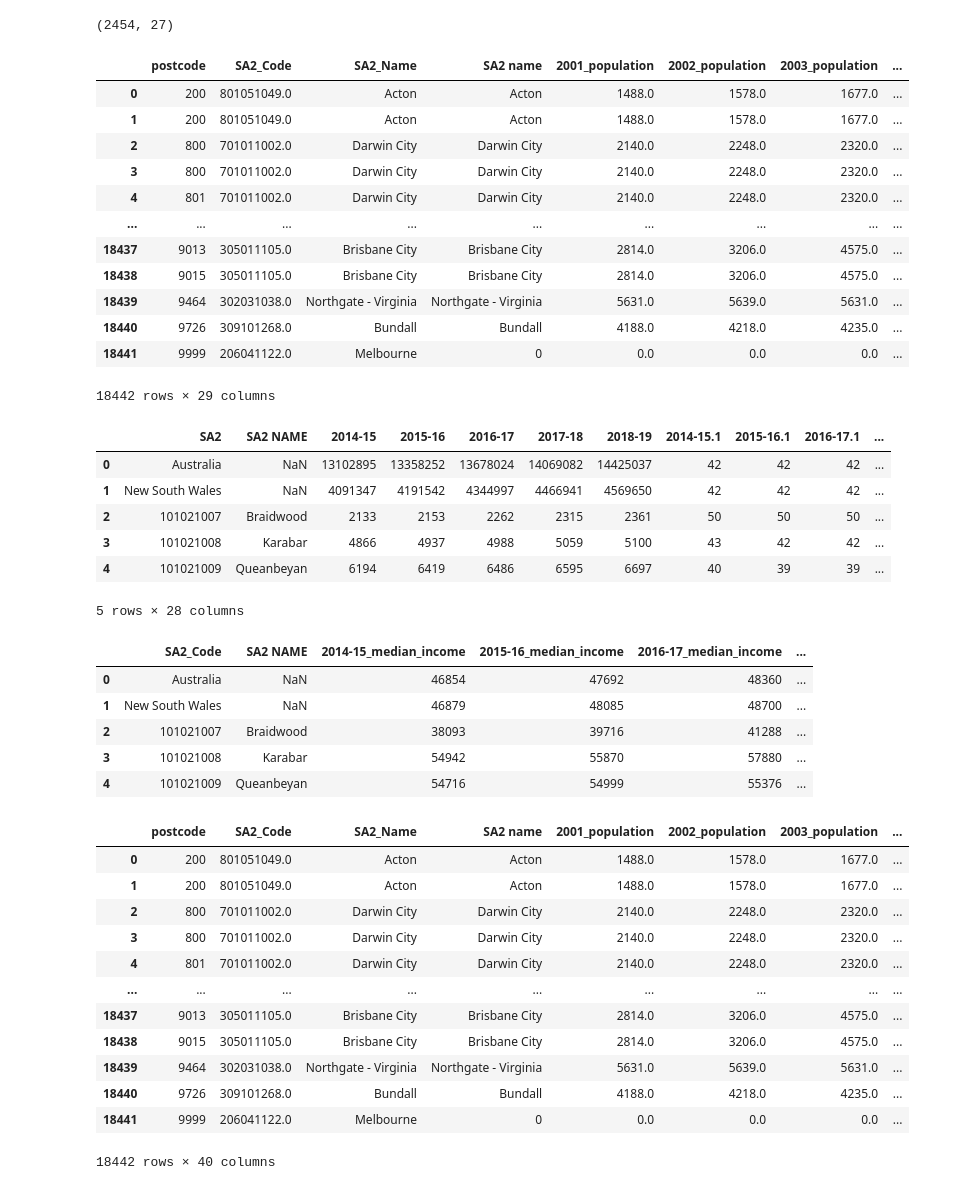
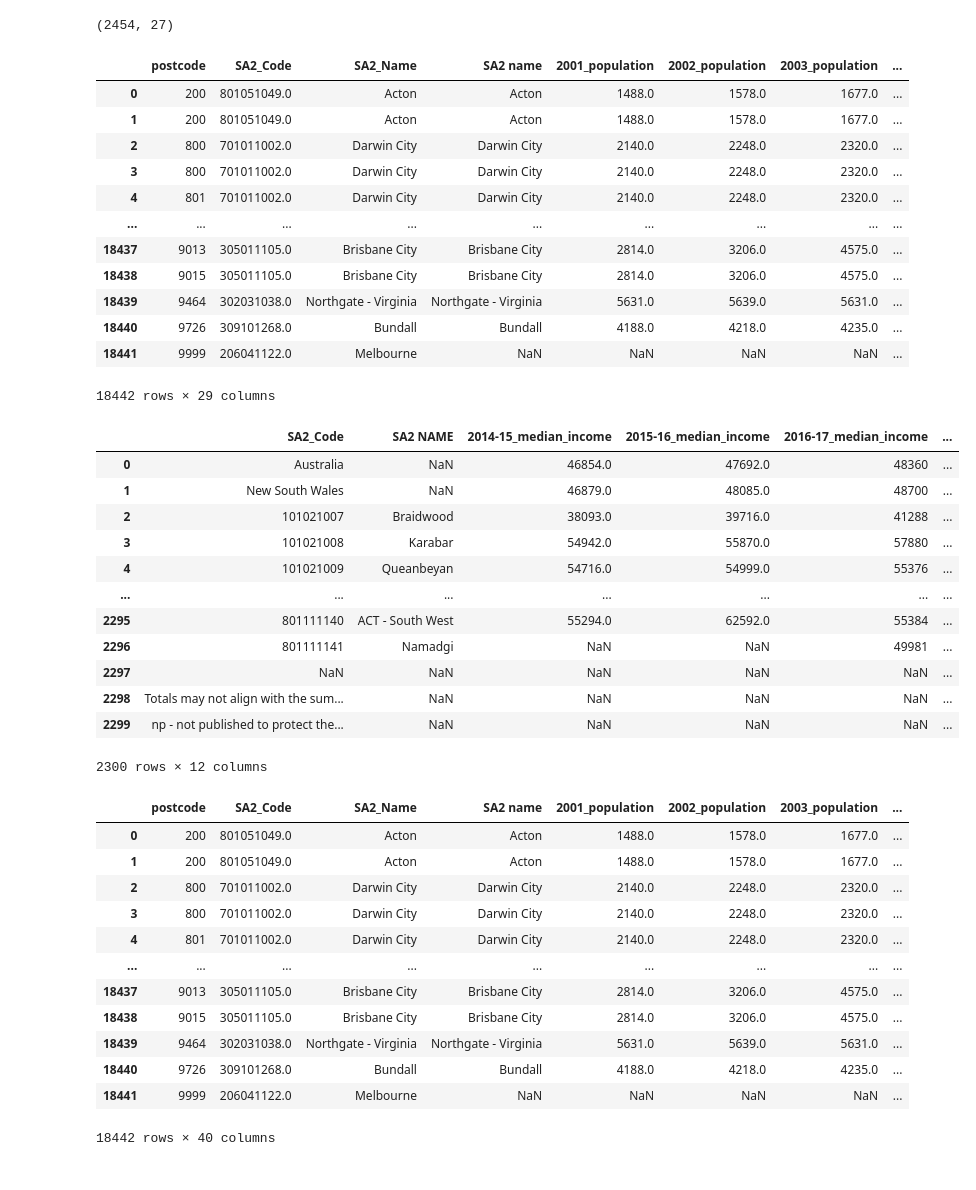
Before and after one commit to MAST30034-Applied-Data-Science/generic-real-estate-consulting-project-group-1-iron-data-man, a Jupyter notebook: notebooks/data_cleaning_external.ipynb, the cells around one changed output. Saved outputs shown, nothing was run; the diff lists cells and outputs as text; code cells hidden in the pictures.

```diff
--- a/notebooks/data_cleaning_external.ipynb
+++ b/notebooks/data_cleaning_external.ipynb
@@ -89,8 +97,8 @@ population.shape
 5 rows × 27 columns
 (2454, 27)
 # %%
-#external = external.merge(population, left_on='SA2_Code', right_on='SA2 code')
-external = pd.merge(external, population, on='SA2_Code', how='left').fillna(0)
+# merge the external and population dataset together, fill null with NaN
+external = pd.merge(external, population, on='SA2_Code', how='left').fillna(np.nan)
 external
 # %% [output]
 |  | postcode | SA2_Code | SA2_Name | SA2 name | 2001_population | 2002_population | 2003_population | ... |
@@ -104,35 +112,41 @@ external
 | 18438 | 9015 | 305011105.0 | Brisbane City | Brisbane City | 2814.0 | 3206.0 | 4575.0 | ... |
 | 18439 | 9464 | 302031038.0 | Northgate - Virginia | Northgate - Virginia | 5631.0 | 5639.0 | 5631.0 | ... |
 | 18440 | 9726 | 309101268.0 | Bundall | Bundall | 4188.0 | 4218.0 | 4235.0 | ... |
-| 18441 | 9999 | 206041122.0 | Melbourne | 0 | 0.0 | 0.0 | 0.0 | ... |
+| 18441 | 9999 | 206041122.0 | Melbourne | NaN | NaN | NaN | NaN | ... |
 18442 rows × 29 columns
 # %%
+# read data, Table 1.4 in income
 income = pd.read_excel("../data/raw/income.xlsx",sheet_name="Table 1.4",header=6)
-display(income.head(5))
+
+# extract the colunms of year
 income = income.drop(columns=['2014-15', '2015-16', '2016-17', '2017-18',
        '2018-19', '2014-15.1', '2015-16.1', '2016-17.1', '2017-18.1',
        '2018-19.1', '2014-15.2', '2015-16.2', '2016-17.2', '2017-18.2',
        '2018-19.2','Unnamed: 27'])
 income.columns = ['SA2_Code', 'SA2 NAME','2014-15_median_income','2015-16_median_income','2016-17_median_income',
                   '2017-18_median_income','2018-19_median_income','2014-15_mean_income','2015-16_mean_income',
                   '2016-17_mean_income','2017-18_mean_income','2018-19_mean_income']
-income.head(5)
+
+# replace np with NaN
+income = income.replace('np', np.nan)
+income
 # %% [output]
-|  | SA2 | SA2 NAME | 2014-15 | 2015-16 | 2016-17 | 2017-18 | 2018-19 | 2014-15.1 | 2015-16.1 | 2016-17.1 | ... |
-| 0 | Australia | NaN | 13102895 | 13358252 | 13678024 | 14069082 | 14425037 | 42 | 42 | 42 | ... |
-| 1 | New South Wales | NaN | 4091347 | 4191542 | 4344997 | 4466941 | 4569650 | 42 | 42 | 42 | ... |
-| 2 | 101021007 | Braidwood | 2133 | 2153 | 2262 | 2315 | 2361 | 50 | 50 | 50 | ... |
-| 3 | 101021008 | Karabar | 4866 | 4937 | 4988 | 5059 | 5100 | 43 | 42 | 42 | ... |
-| 4 | 101021009 | Queanbeyan | 6194 | 6419 | 6486 | 6595 | 6697 | 40 | 39 | 39 | ... |
+|  | SA2_Code | SA2 NAME | 2014-15_median_income | 2015-16_median_income | 2016-17_median_income | ... |
+| 0 | Australia | NaN | 46854.0 | 47692.0 | 48360 | ... |
+| 1 | New South Wales | NaN | 46879.0 | 48085.0 | 48700 | ... |
+| 2 | 101021007 | Braidwood | 38093.0 | 39716.0 | 41288 | ... |
+| 3 | 101021008 | Karabar | 54942.0 | 55870.0 | 57880 | ... |
+| 4 | 101021009 | Queanbeyan | 54716.0 | 54999.0 | 55376 | ... |
+| ... | ... | ... | ... | ... | ... | ... |
+| 2295 | 801111140 | ACT - South West | 55294.0 | 62592.0 | 55384 | ... |
+| 2296 | 801111141 | Namadgi | NaN | NaN | 49981 | ... |
+| 2297 | NaN | NaN | NaN | NaN | NaN | ... |
+| 2298 | Totals may not align with the sum... | NaN | NaN | NaN | NaN | ... |
+| 2299 | np - not published to protect the... | NaN | NaN | NaN | NaN | ... |
-5 rows × 28 columns
+2300 rows × 12 columns
-|  | SA2_Code | SA2 NAME | 2014-15_median_income | 2015-16_median_income | 2016-17_median_income | ... |
-| 0 | Australia | NaN | 46854 | 47692 | 48360 | ... |
-| 1 | New South Wales | NaN | 46879 | 48085 | 48700 | ... |
-| 2 | 101021007 | Braidwood | 38093 | 39716 | 41288 | ... |
-| 3 | 101021008 | Karabar | 54942 | 55870 | 57880 | ... |
-| 4 | 101021009 | Queanbeyan | 54716 | 54999 | 55376 | ... |
 # %%
-external = pd.merge(external, income, on='SA2_Code', how='left').fillna(0)
+# merge the exrternal with income data
+external = pd.merge(external, income, on='SA2_Code', how='left').fillna(np.nan)
 external
 # %% [output]
 |  | postcode | SA2_Code | SA2_Name | SA2 name | 2001_population | 2002_population | 2003_population | ... |
@@ -146,5 +160,5 @@ external
 | 18438 | 9015 | 305011105.0 | Brisbane City | Brisbane City | 2814.0 | 3206.0 | 4575.0 | ... |
 | 18439 | 9464 | 302031038.0 | Northgate - Virginia | Northgate - Virginia | 5631.0 | 5639.0 | 5631.0 | ... |
 | 18440 | 9726 | 309101268.0 | Bundall | Bundall | 4188.0 | 4218.0 | 4235.0 | ... |
-| 18441 | 9999 | 206041122.0 | Melbourne | 0 | 0.0 | 0.0 | 0.0 | ... |
+| 18441 | 9999 | 206041122.0 | Melbourne | NaN | NaN | NaN | NaN | ... |
 18442 rows × 40 columns
```
Also changed, not shown: parts of 8 cells of this notebook.
